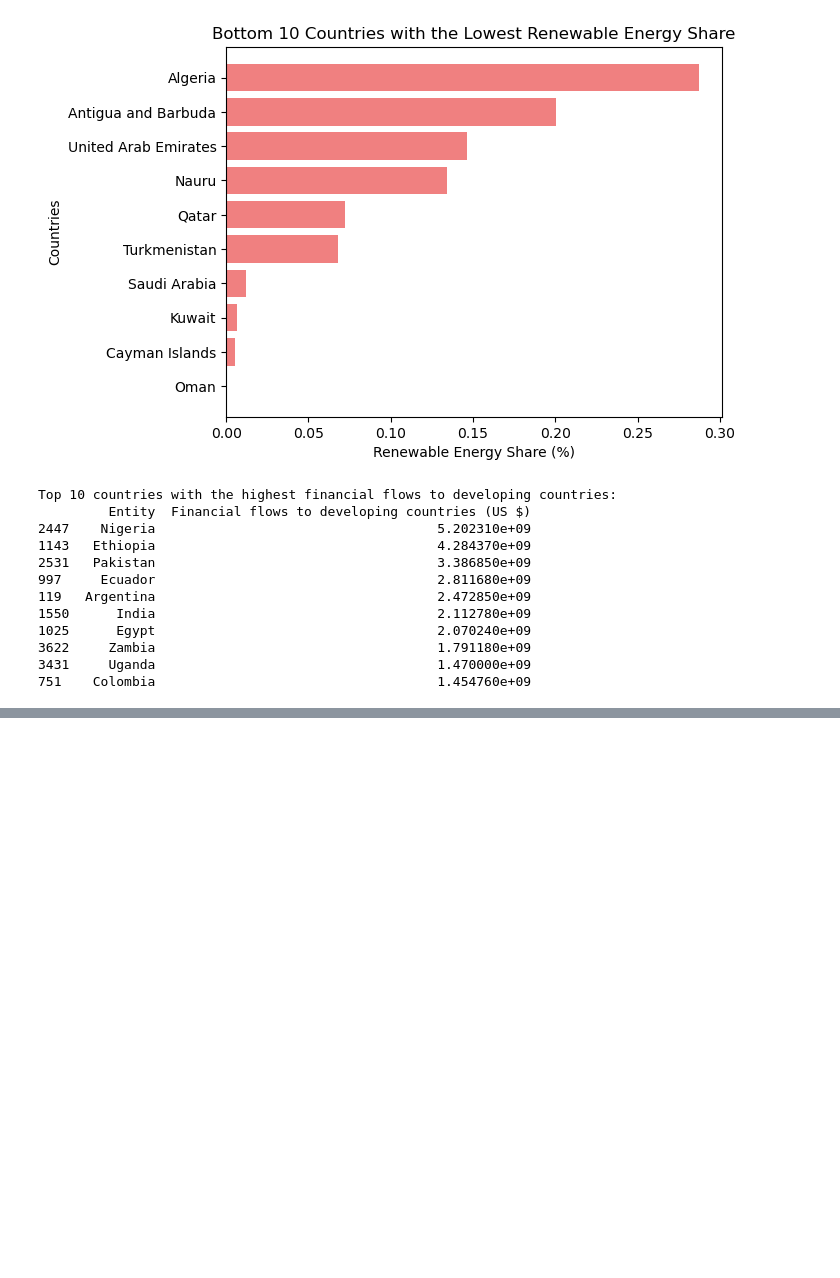
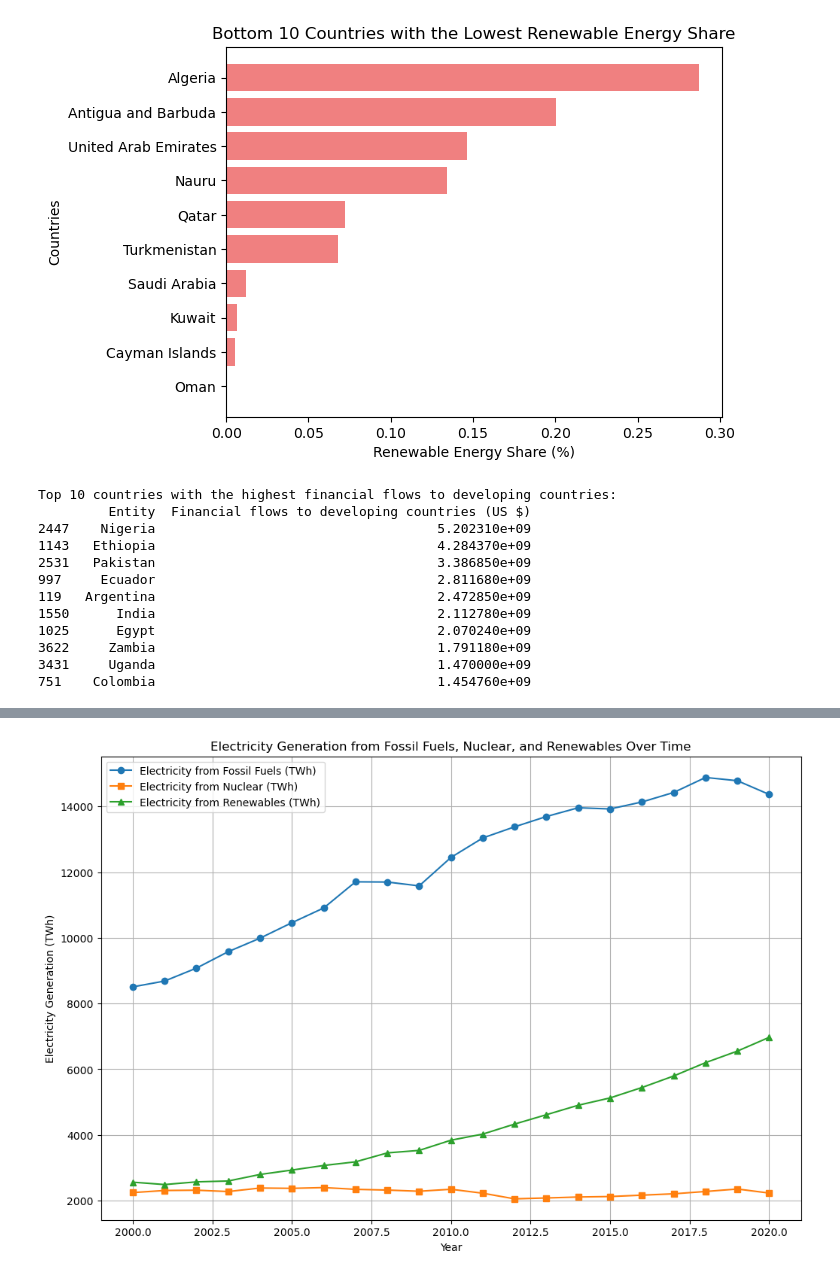
Before and after one commit to jwlosz/project-1-group17, a Jupyter notebook: sustainable master data-CopyLina.ipynb, the cells around one changed output, grey strips where cells are left out. Drawn from its saved outputs; the diff is of its cells as text; code cells hidden in the pictures; blank space fills up the shorter version.

```diff
--- a/sustainable master data-CopyLina.ipynb
+++ b/sustainable master data-CopyLina.ipynb
@@ -372,0 +319,33 @@ comparison_to_10000
+# %%
+# Group the data by year
+grouped = new_data_df.groupby('Year')
+
+# Initialize empty lists to store data for each category
+fossil_fuels_data = []
+nuclear_data = []
+renewables_data = []
+
+# Iterate over each year and calculate the total electricity generation for each category
+for year, data in grouped:
+    fossil_fuels_total = data['Electricity from fossil fuels (TWh)'].sum()
+    nuclear_total = data['Electricity from nuclear (TWh)'].sum()
+    renewables_total = data['Electricity from renewables (TWh)'].sum()
+
+    fossil_fuels_data.append(fossil_fuels_total)
+    nuclear_data.append(nuclear_total)
+    renewables_data.append(renewables_total)
+
+# Create a line plot to show the growth in electricity generation from fossil fuels, nuclear, and renewables over time
+plt.figure(figsize=(12, 8))
+plt.plot(new_data_df['Year'].unique(), fossil_fuels_data, label='Electricity from Fossil Fuels (TWh)', marker='o')
+plt.plot(new_data_df['Year'].unique(), nuclear_data, label='Electricity from Nuclear (TWh)', marker='s')
+plt.plot(new_data_df['Year'].unique(), renewables_data, label='Electricity from Renewables (TWh)', marker='^')
+
+plt.xlabel('Year')
+plt.ylabel('Electricity Generation (TWh)')
+plt.title('Electricity Generation from Fossil Fuels, Nuclear, and Renewables Over Time')
+plt.legend()
+plt.grid(True)
+plt.show()
+# %% [output]
+[figure, added]
```
Also changed, not shown: parts of 19 cells of this notebook, 2 other files.
